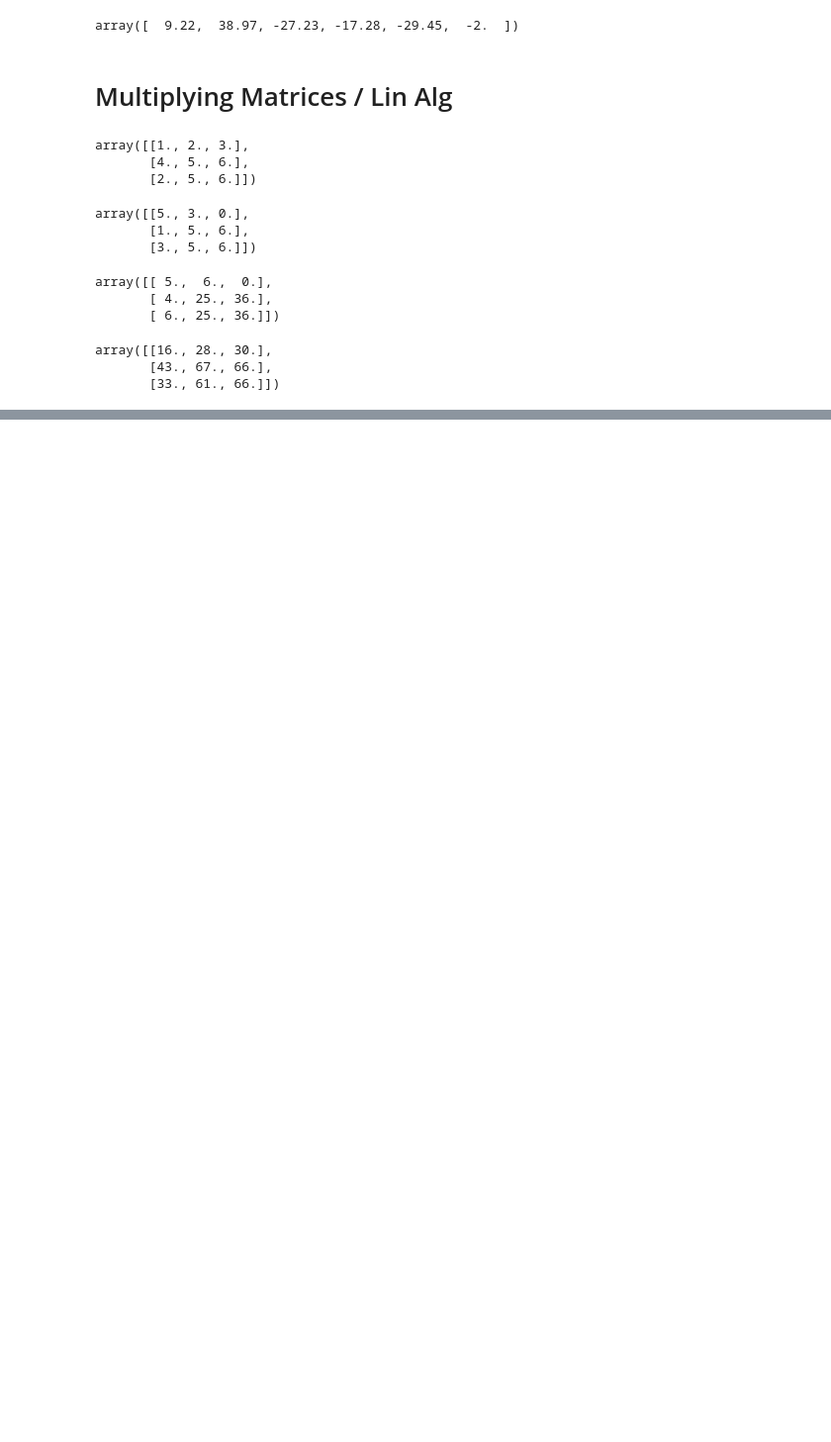
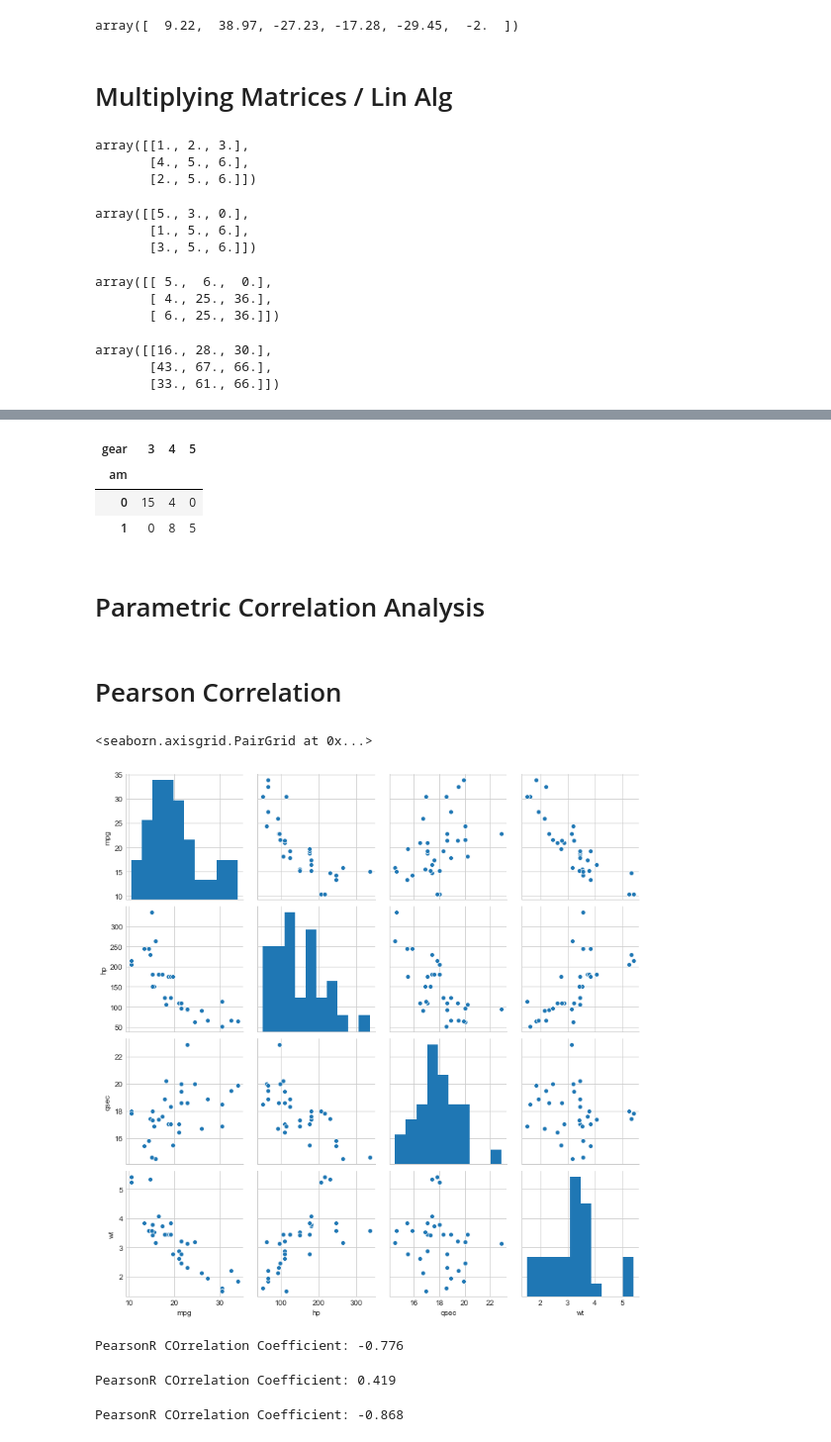
Before and after one commit to theodoredyer/DS-ML-Learning, a Jupyter notebook: DSET/stats.ipynb, the cells around one changed output, grey strips where cells are left out. Shown: that part at 99% size. Drawn from its saved outputs; the diff is of its cells as text; code cells hidden in the pictures; blank space fills up the shorter version.

```diff
--- a/DSET/stats.ipynb
+++ b/DSET/stats.ipynb
@@ -70,0 +78,5 @@ array([[16., 28., 30.],
+# %%
+address = 'D:/Documents/DS-ML-Learning/DSET/data/Data/mtcars.csv'
+cars = pd.read_csv(address)
+cars.columns = ['car_names', 'mpg', 'cyl', 'disp', 'hp', 'drat', 'wt', 'qsec', 'vs', 'am', 'gear', 'carb']
+cars.head()
@@ -70,0 +178,3 @@ array([[16., 28., 30.],
+# %%
+cars.index = cars.car_names
+cars.head(10)
@@ -70,0 +228,2 @@ array([[16., 28., 30.],
+# %%
+cars['group'] = pd.Series(cars.gear, dtype="category")
@@ -70,0 +243,9 @@ array([[16., 28., 30.],
+# %%
+pd.crosstab(cars['am'], cars['gear'])
+# %% [output]
+| gear | 3 | 4 | 5 |
+| am |  |  |  |
+| 0 | 15 | 4 | 0 |
+| 1 | 0 | 8 | 5 |
+# %% [markdown]
+# Parametric Correlation Analysis
@@ -70,0 +258,32 @@ array([[16., 28., 30.],
+# %%
+%matplotlib inline
+rcParams['figure.figsize'] = 8,4
+plt.style.use('seaborn-whitegrid')
+# %% [markdown]
+# Pearson Correlation
+# %%
+x = cars[['mpg', 'hp', 'qsec', 'wt']]
+sns.pairplot(x)
+# %% [output]
+<seaborn.axisgrid.PairGrid at 0x...>
+[figure, added]
+# %%
+mpg = cars['mpg']
+hp = cars['hp']
+qsec = cars['qsec']
+wt = cars['wt']
+
+pearsonr_coefficient, p_value = pearsonr(mpg, hp)
+print('PearsonR COrrelation Coefficient: %0.3f'% (pearsonr_coefficient))
+# %% [output]
+PearsonR COrrelation Coefficient: -0.776
+# %%
+pearsonr_coefficient, p_value = pearsonr(mpg, qsec)
+print('PearsonR COrrelation Coefficient: %0.3f'% (pearsonr_coefficient))
+# %% [output]
+PearsonR COrrelation Coefficient: 0.419
+# %%
+pearsonr_coefficient, p_value = pearsonr(mpg, wt)
+print('PearsonR COrrelation Coefficient: %0.3f'% (pearsonr_coefficient))
+# %% [output]
+PearsonR COrrelation Coefficient: -0.868
```
Also changed, not shown: parts of 54 cells of this notebook, 1 other file.
